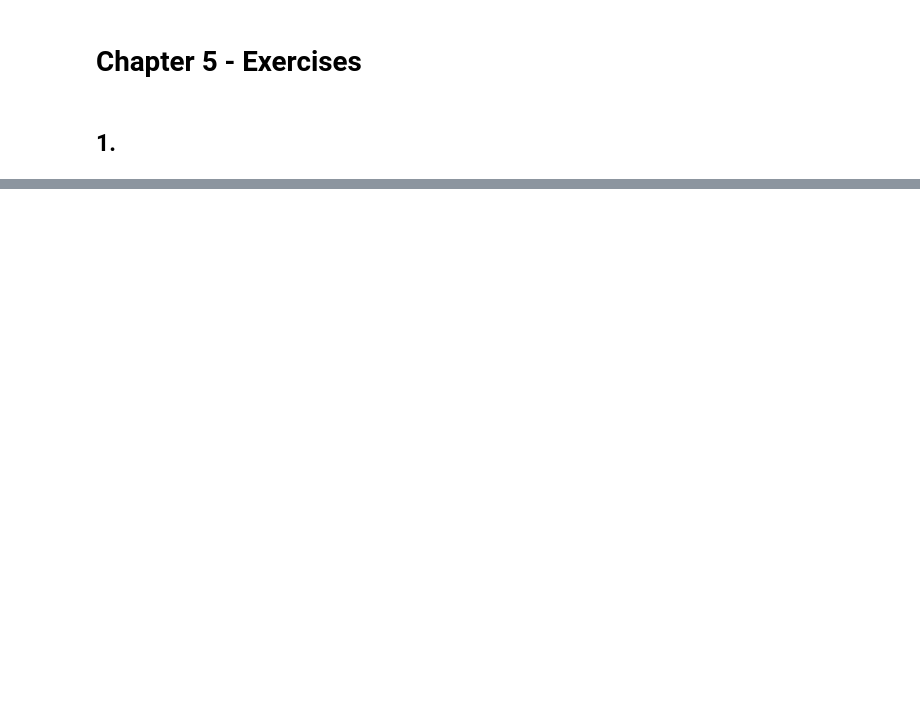
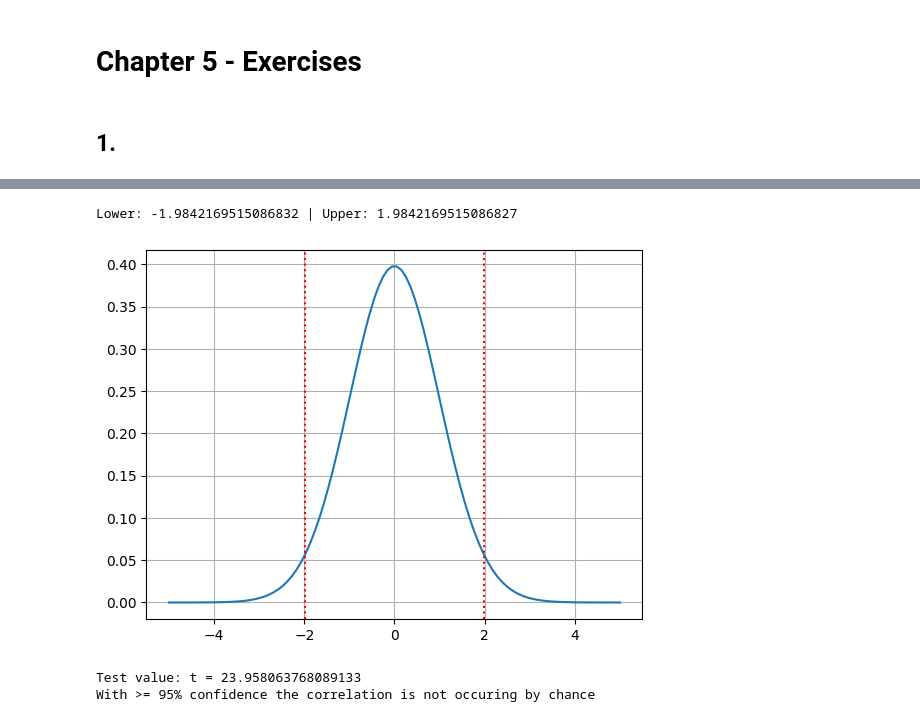
Before and after one commit to luzianscherrer/emfds, a Jupyter notebook: chapter_05.ipynb, the cells around one changed output, grey strips where cells are left out. Cells and saved outputs as stored; diff of their text form; code cells hidden in the pictures; blank space fills up the shorter version.

```diff
--- a/chapter_05.ipynb
+++ b/chapter_05.ipynb
@@ -150,0 +31,7 @@ $$
+# %%
+import math
+
+r = math.sqrt(reg.score(x, y))
+print(f"Correlation coefficient: r = {r}")
+
+df.corr(method='pearson')
@@ -150,0 +43,37 @@ $$
+# %%
+from scipy import stats
+import matplotlib.pyplot as plt
+import numpy as np
+
+n = len(x)
+
+plt.subplot()
+plt.grid(True, which="both")
+
+x = np.linspace(-5, 5, 100)
+plt.plot(x, [stats.t.pdf(i, n-1) for i in x])
+
+plt.axvline(x = stats.t.ppf(0.05/2, n-1), color = 'r', linestyle = ':')
+plt.axvline(x = stats.t.ppf(1-0.05/2, n-1), color = 'r', linestyle = ':')
+
+lower = stats.t.ppf(0.05/2, n-1)
+upper = stats.t.ppf(1-0.05/2, n-1)
+
+print(f"Lower: {lower} | Upper: {upper}")
+
+plt.show()
+
+t = r / math.sqrt( (1 - r**2) / (n - 2))
+
+print(f"Test value: t = {t}")
+
+print("With >= 95% confidence ", end="")
+if t < lower or t > upper:
+    print("the correlation is not occuring by chance")
+else:
+    print("the correlation is occuring by chance")
+# %% [output]
+Lower: -1.9842169515086832 | Upper: 1.9842169515086827
+[figure, added]
+Test value: t = 23.958063768089133
+With >= 95% confidence the correlation is not occuring by chance
```
Also changed, not shown: parts of 17 cells of this notebook, 1 other file.
